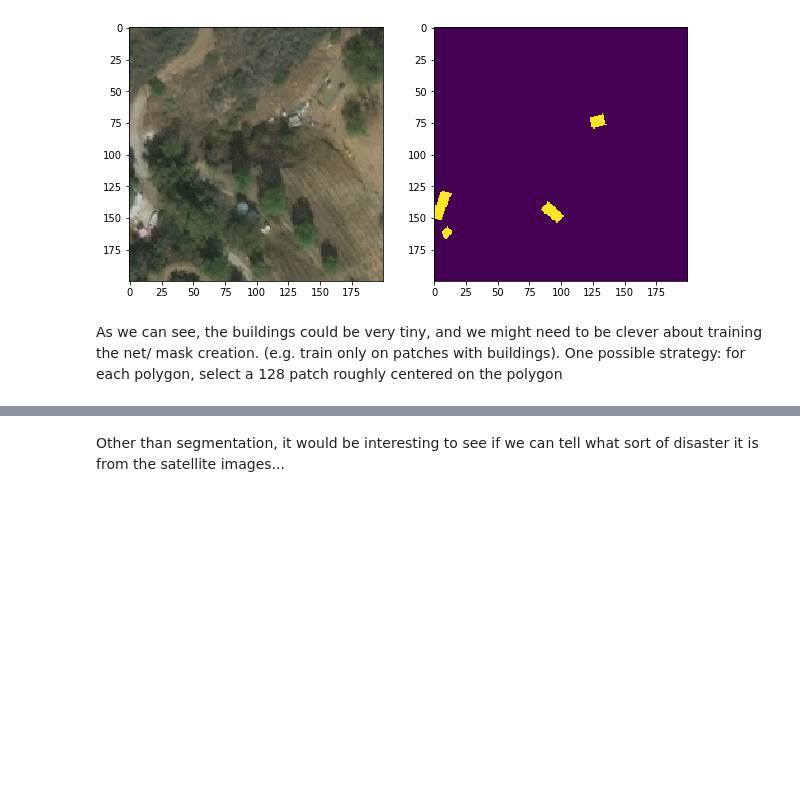
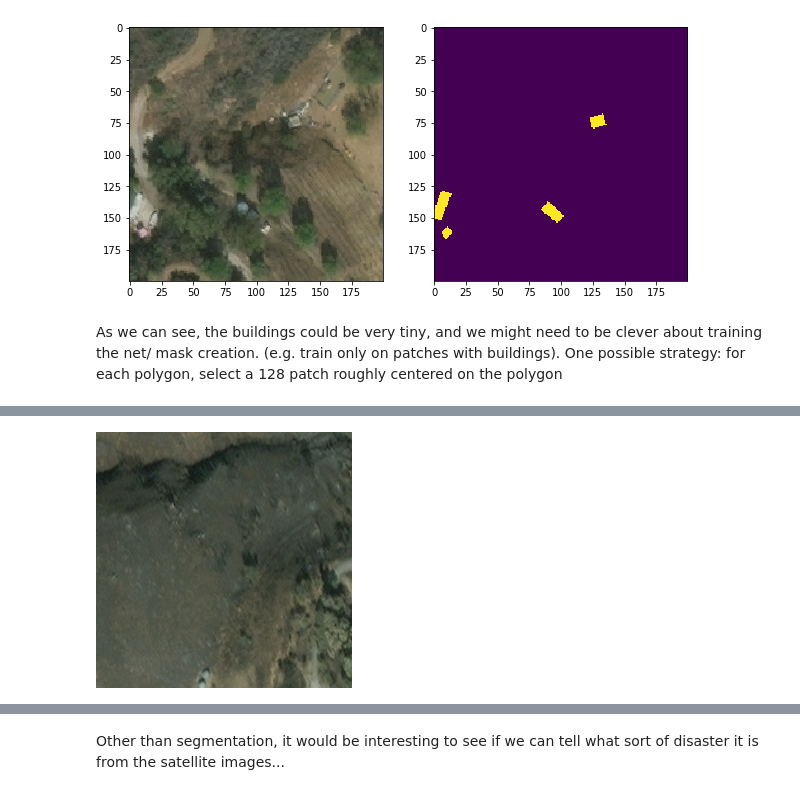
Before and after one commit to wwymak/spacenet-buildings, a Jupyter notebook: xview2/first look at data.ipynb, the cells around one changed output, grey strips where cells are left out. Drawn from its saved outputs; the diff is of its cells as text; code cells hidden in the pictures; blank space fills up the shorter version.

Commit message:
mask creation take 2

```diff
--- a/xview2/first look at data.ipynb
+++ b/xview2/first look at data.ipynb
@@ -61,6 +62,12 @@ env: PROJ_LIB=/home/wwymak/anaconda3/envs/solaris/share/proj
 data_dir = Path("/media/wwymak/Storage/xView2")
 mask_dir = data_dir /"mask_full_size"
 mask_dir.mkdir(exist_ok=True)
+
+train_images_crops = data_dir/"train_crops"
+train_mask_crops = data_dir/"mask_crops"
+
+train_mask_crops.mkdir(exist_ok=True)
+train_images_crops.mkdir(exist_ok=True)
 # %%
 (data_dir/"train").ls()
 # %% [output]
@@ -270,0 +325,4 @@ As we can see, the buildings could be very tiny, and we might need to be clever
+# %%
+PIL.Image.open(train_images_crops / f"e1521720-5d85-4595-8b79-55db7c4310b4.png")
+# %% [output]
+[figure, added]
```
Also changed, not shown: parts of 18 cells of this notebook.
